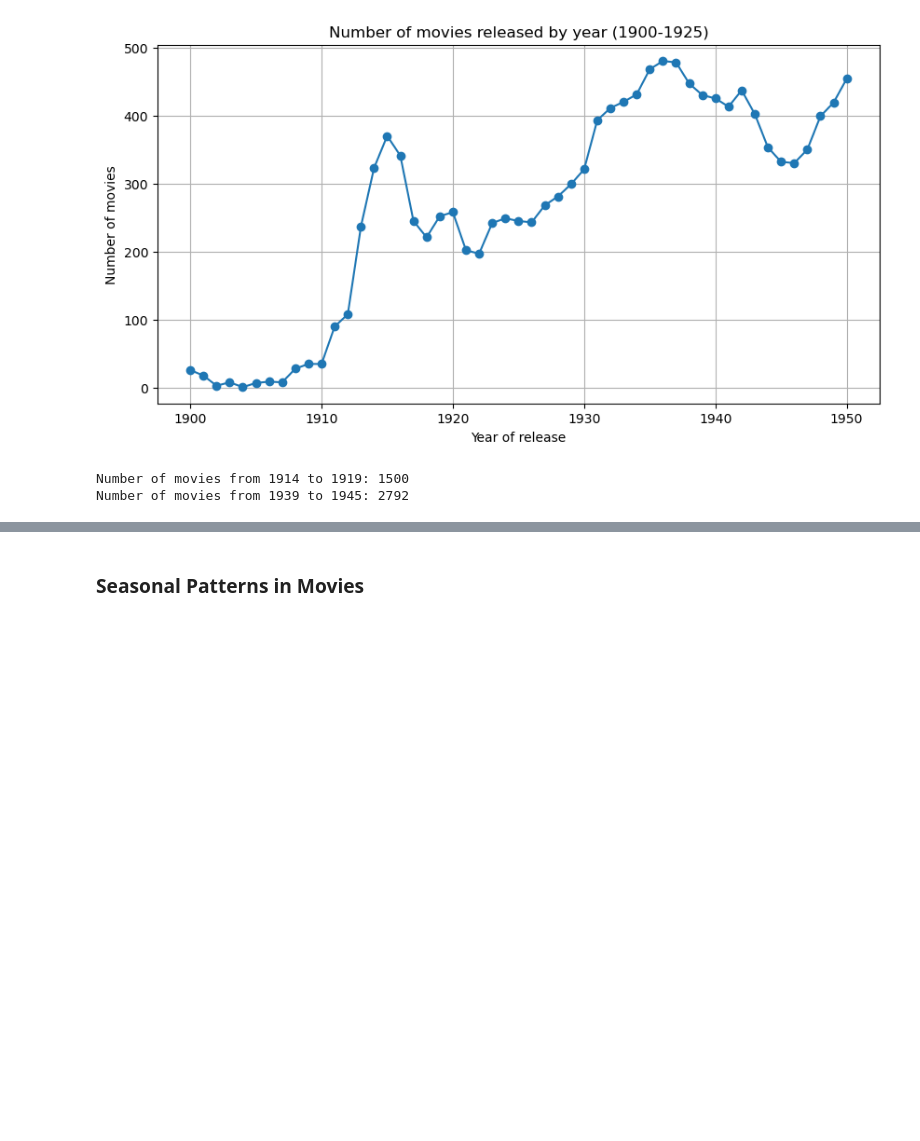
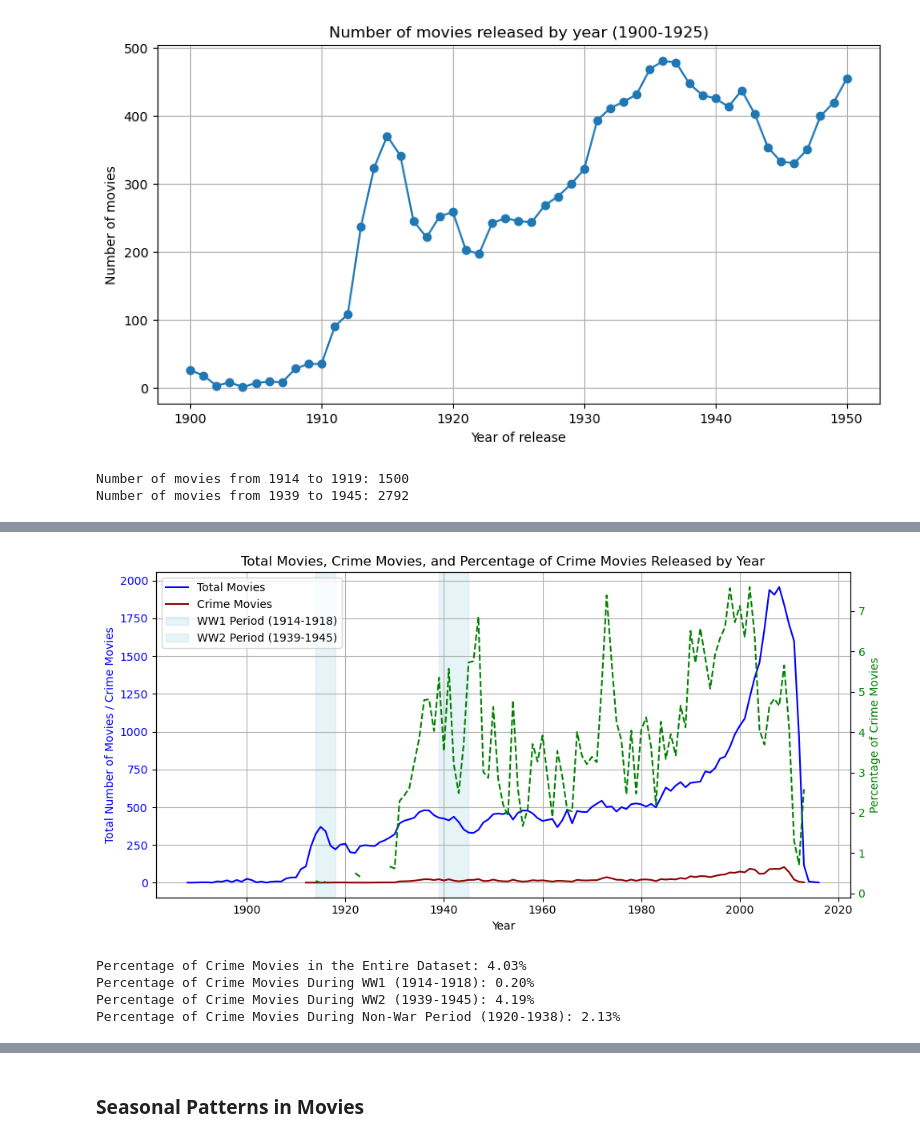
Before and after one commit to epfl-ada/ada-2024-project-semex24, a Jupyter notebook: results.ipynb, the cells around one changed output, grey strips where cells are left out. Drawn from its saved outputs; the diff is of its cells as text; code cells hidden in the pictures; blank space fills up the shorter version.

```diff
--- a/results.ipynb
+++ b/results.ipynb
@@ -220,0 +243,11 @@ Number of movies from 1939 to 1945: 2792
+# %%
+crime_movies_timeline(movies_df)
+# %% [output]
+[figure, added]
+# %%
+crime_movies_info(movies_df)
+# %% [output]
+Percentage of Crime Movies in the Entire Dataset: 4.03%
+Percentage of Crime Movies During WW1 (1914-1918): 0.20%
+Percentage of Crime Movies During WW2 (1939-1945): 4.19%
+Percentage of Crime Movies During Non-War Period (1920-1938): 2.13%
```
Also changed, not shown: parts of 46 cells of this notebook, 1 other file.
